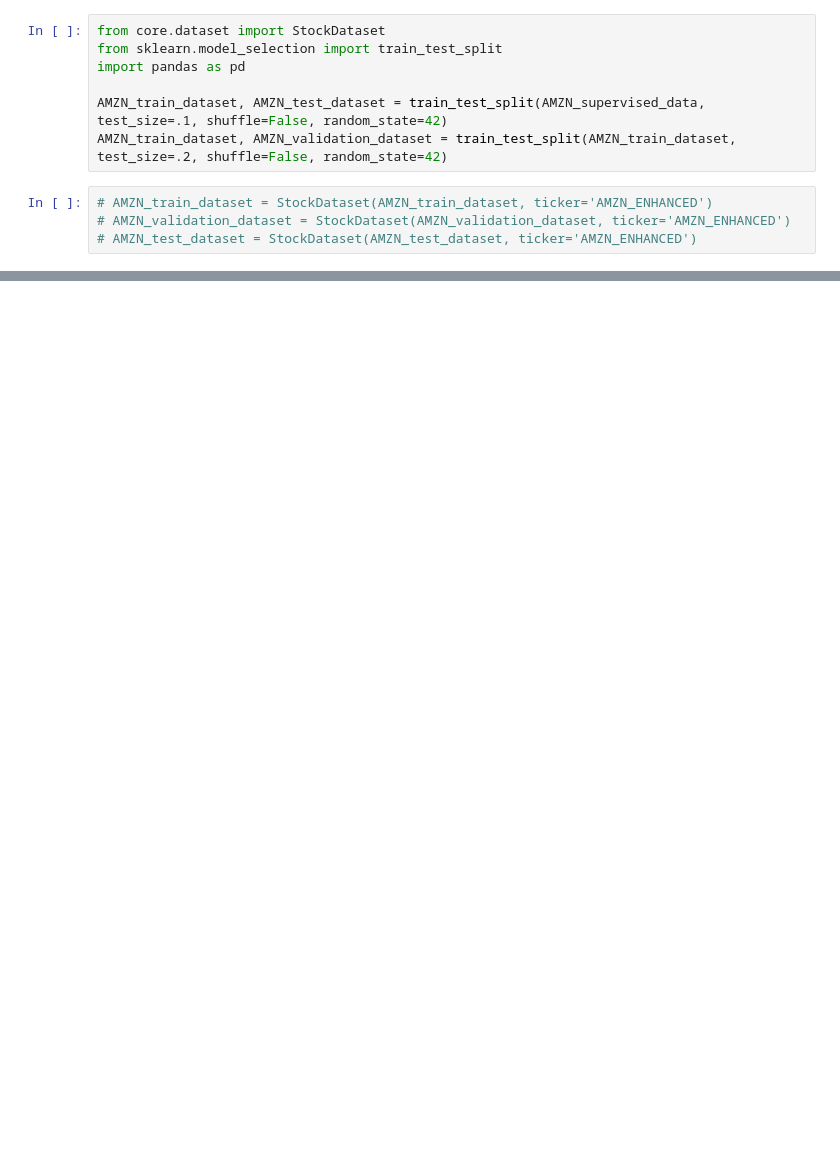
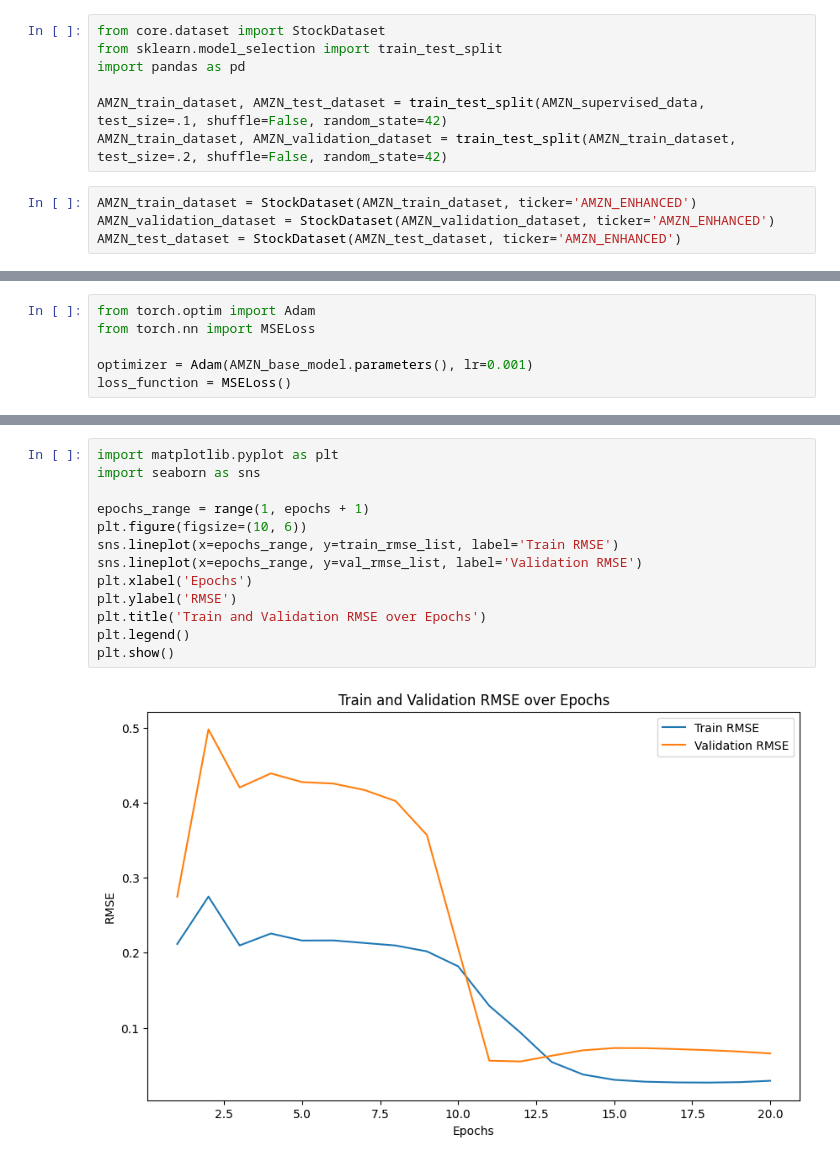
Before and after one commit to EmD4blju/kalman_stock_prediction, a Jupyter notebook: src/app/enhanced_model.ipynb, the cells around one changed output, grey strips where cells are left out. Cells and saved outputs as stored; diff of their text form; blank space fills up the shorter version.

```diff
--- a/src/app/enhanced_model.ipynb
+++ b/src/app/enhanced_model.ipynb
@@ -132,6 +131,6 @@ import pandas as pd
 AMZN_train_dataset, AMZN_test_dataset = train_test_split(AMZN_supervised_data, test_size=.1, shuffle=False, random_state=42)
 AMZN_train_dataset, AMZN_validation_dataset = train_test_split(AMZN_train_dataset, test_size=.2, shuffle=False, random_state=42)
 # %%
-# AMZN_train_dataset = StockDataset(AMZN_train_dataset, ticker='AMZN_ENHANCED')
-# AMZN_validation_dataset = StockDataset(AMZN_validation_dataset, ticker='AMZN_ENHANCED')
-# AMZN_test_dataset = StockDataset(AMZN_test_dataset, ticker='AMZN_ENHANCED')
+AMZN_train_dataset = StockDataset(AMZN_train_dataset, ticker='AMZN_ENHANCED')
+AMZN_validation_dataset = StockDataset(AMZN_validation_dataset, ticker='AMZN_ENHANCED')
+AMZN_test_dataset = StockDataset(AMZN_test_dataset, ticker='AMZN_ENHANCED')
@@ -145,0 +186,6 @@ AMZN_train_dataset, AMZN_validation_dataset = train_test_split(AMZN_train_datase
+# %%
+from torch.optim import Adam
+from torch.nn import MSELoss
+
+optimizer = Adam(AMZN_base_model.parameters(), lr=0.001)
+loss_function = MSELoss()
@@ -145,0 +261,15 @@ AMZN_train_dataset, AMZN_validation_dataset = train_test_split(AMZN_train_datase
+# %%
+import matplotlib.pyplot as plt
+import seaborn as sns
+
+epochs_range = range(1, epochs + 1)
+plt.figure(figsize=(10, 6))
+sns.lineplot(x=epochs_range, y=train_rmse_list, label='Train RMSE')
+sns.lineplot(x=epochs_range, y=val_rmse_list, label='Validation RMSE')
+plt.xlabel('Epochs')
+plt.ylabel('RMSE')
+plt.title('Train and Validation RMSE over Epochs')
+plt.legend()
+plt.show()
+# %% [output]
+[figure, added]
```
Also changed, not shown: parts of 10 cells of this notebook, 2 other files.
